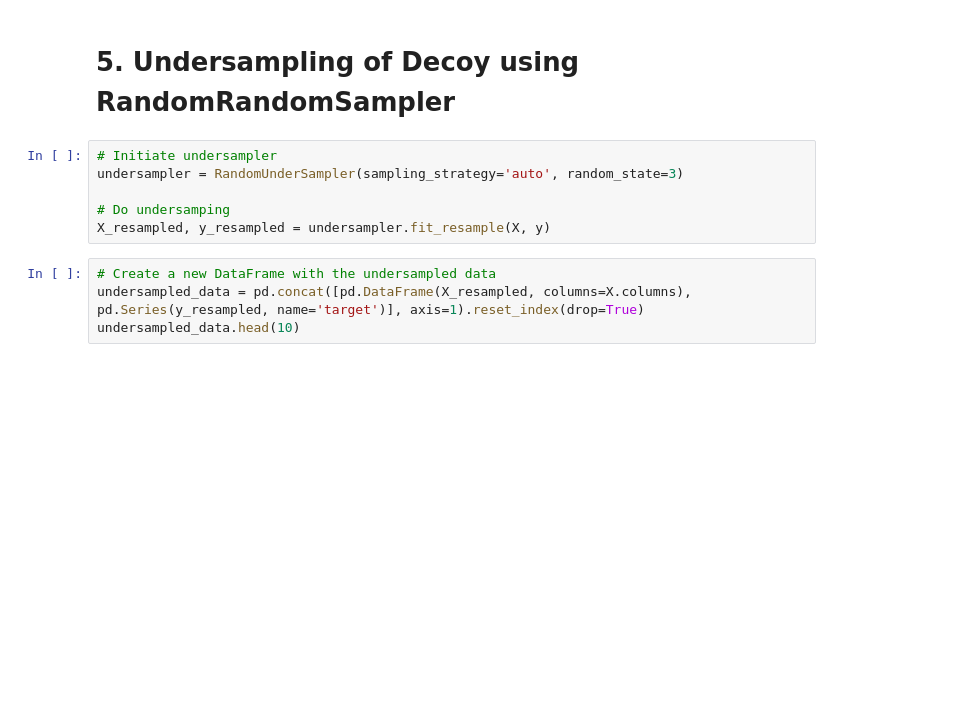
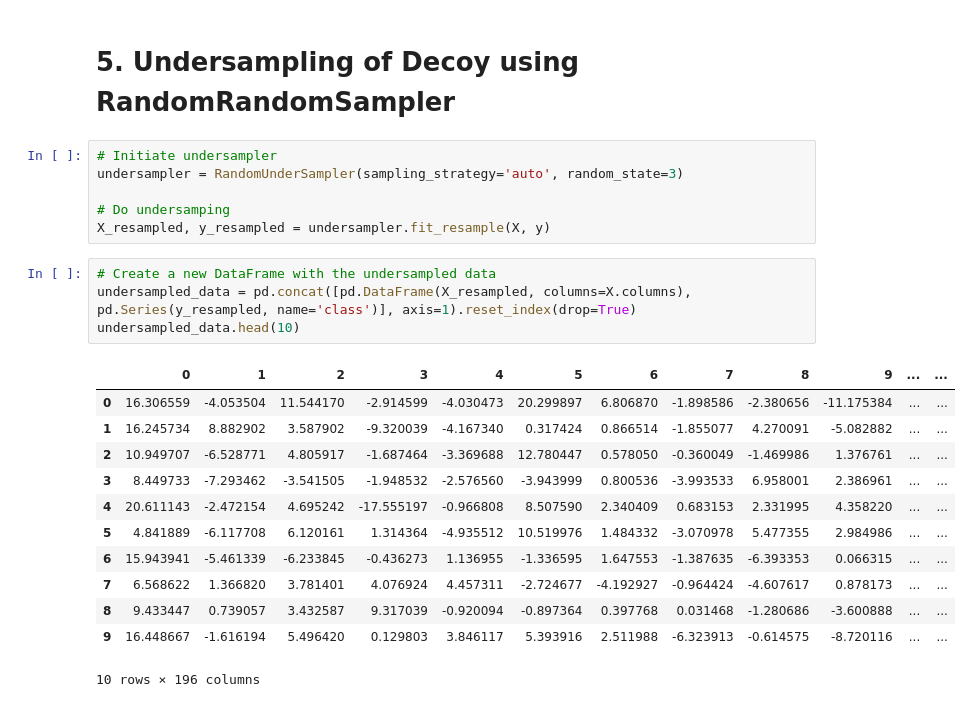
Before and after one commit to fzl-22/in-silico-approach-on-herbal-compound-identification, a Jupyter notebook: src/3-resampling.ipynb, the cells around one changed output. Drawn from its saved outputs; the diff is of its cells as text; blank space fills up the shorter version.

```diff
--- a/src/3-resampling.ipynb
+++ b/src/3-resampling.ipynb
@@ -68,7 +196,20 @@ undersampler = RandomUnderSampler(sampling_strategy='auto', random_state=3)
 X_resampled, y_resampled = undersampler.fit_resample(X, y)
 # %%
 # Create a new DataFrame with the undersampled data
-undersampled_data = pd.concat([pd.DataFrame(X_resampled, columns=X.columns), pd.Series(y_resampled, name='target')], axis=1).reset_index(drop=True)
+undersampled_data = pd.concat([pd.DataFrame(X_resampled, columns=X.columns), pd.Series(y_resampled, name='class')], axis=1).reset_index(drop=True)
 undersampled_data.head(10)
+# %% [output]
+|  | 0 | 1 | 2 | 3 | 4 | 5 | 6 | 7 | 8 | 9 | ... | ... |
+| 0 | 16.306559 | -4.053504 | 11.544170 | -2.914599 | -4.030473 | 20.299897 | 6.806870 | -1.898586 | -2.380656 | -11.175384 | ... | ... |
+| 1 | 16.245734 | 8.882902 | 3.587902 | -9.320039 | -4.167340 | 0.317424 | 0.866514 | -1.855077 | 4.270091 | -5.082882 | ... | ... |
+| 2 | 10.949707 | -6.528771 | 4.805917 | -1.687464 | -3.369688 | 12.780447 | 0.578050 | -0.360049 | -1.469986 | 1.376761 | ... | ... |
+| 3 | 8.449733 | -7.293462 | -3.541505 | -1.948532 | -2.576560 | -3.943999 | 0.800536 | -3.993533 | 6.958001 | 2.386961 | ... | ... |
+| 4 | 20.611143 | -2.472154 | 4.695242 | -17.555197 | -0.966808 | 8.507590 | 2.340409 | 0.683153 | 2.331995 | 4.358220 | ... | ... |
+| 5 | 4.841889 | -6.117708 | 6.120161 | 1.314364 | -4.935512 | 10.519976 | 1.484332 | -3.070978 | 5.477355 | 2.984986 | ... | ... |
+| 6 | 15.943941 | -5.461339 | -6.233845 | -0.436273 | 1.136955 | -1.336595 | 1.647553 | -1.387635 | -6.393353 | 0.066315 | ... | ... |
+| 7 | 6.568622 | 1.366820 | 3.781401 | 4.076924 | 4.457311 | -2.724677 | -4.192927 | -0.964424 | -4.607617 | 0.878173 | ... | ... |
+| 8 | 9.433447 | 0.739057 | 3.432587 | 9.317039 | -0.920094 | -0.897364 | 0.397768 | 0.031468 | -1.280686 | -3.600888 | ... | ... |
+| 9 | 16.448667 | -1.616194 | 5.496420 | 0.129803 | 3.846117 | 5.393916 | 2.511988 | -6.323913 | -0.614575 | -8.720116 | ... | ... |
+10 rows × 196 columns
 # %%
 undersampled_data.info()
```
Also changed, not shown: parts of 19 cells of this notebook, 7 other files.
